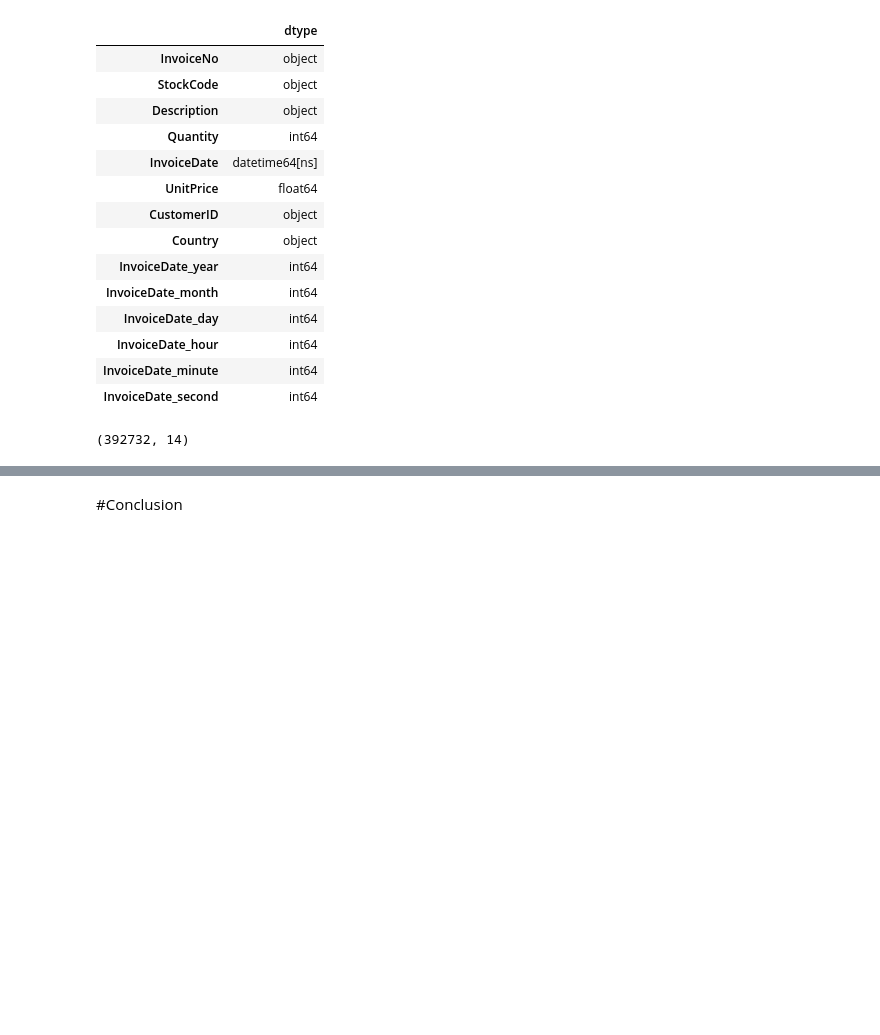
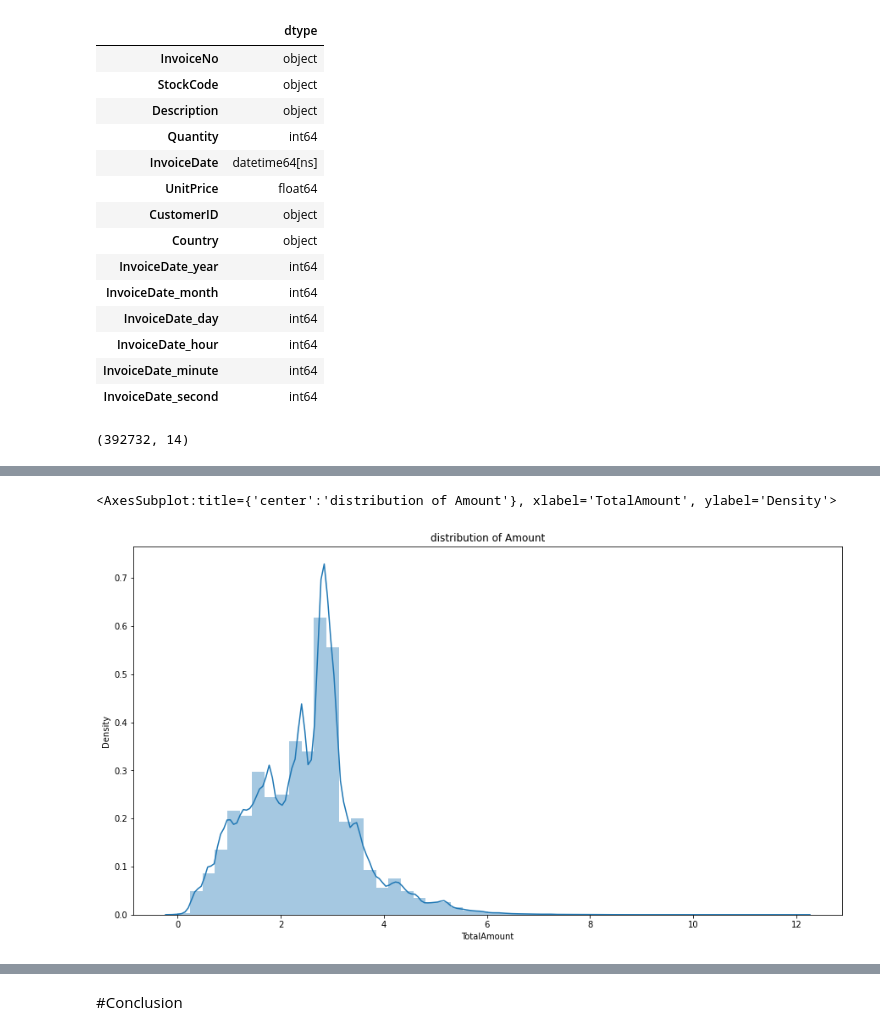
Before and after one commit to renukagore107/Online-Retail-Customer-Segmentaion, a Jupyter notebook: Online_Retail_Customer_Sagmentation.ipynb, the cells around one changed output, grey strips where cells are left out. Cells and saved outputs as stored; diff of their text form; code cells hidden in the pictures; blank space fills up the shorter version.

```diff
--- a/Online_Retail_Customer_Sagmentation.ipynb
+++ b/Online_Retail_Customer_Sagmentation.ipynb
@@ -468,0 +529,8 @@ EDA
+# %%
+# log transform on distribution of TotalAmount
+plt.figure(figsize=(15,8))
+plt.title('distribution of Amount')
+sns.distplot(np.log1p(customer_df['TotalAmount']))
+# %% [output]
+<AxesSubplot:title={'center':'distribution of Amount'}, xlabel='TotalAmount', ylabel='Density'>
+[figure, added]
```
Also changed, not shown: parts of 47 cells of this notebook.
